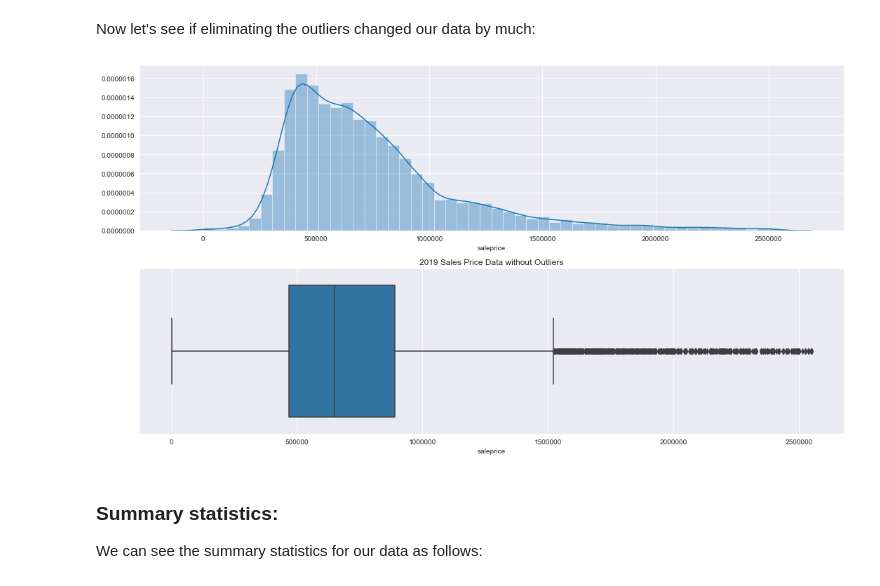
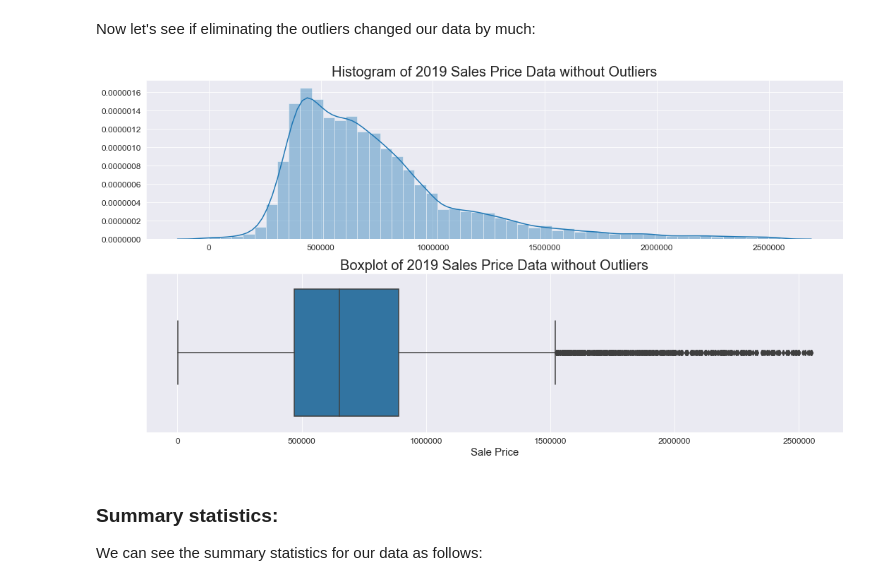
Before and after one commit to lecritch/king_county_housing_prices_linear_regression, a Jupyter notebook: exploratory/model4_LC.ipynb, the cells around one changed output. Cells and saved outputs as stored; diff of their text form; code cells hidden in the pictures.

Commit message:
updated plots in model4

```diff
--- a/exploratory/model4_LC.ipynb
+++ b/exploratory/model4_LC.ipynb
@@ -58,12 +62,16 @@ df = df[(df['z_saleprice'] <= 3) & (df['z_saleprice'] >= -3)]
 Now let's see if eliminating the outliers changed our data by much:
 # %%
 fig, ax = plt.subplots(2, 1, figsize=(15,8))
-plt.title('2019 Sales Price Data without Outliers')
-sns.distplot(df.saleprice, ax = ax[0])
+ax[0].set_title('Histogram of 2019 Sales Price Data without Outliers', fontsize = 20)
+sns.distplot(df.saleprice, ax = ax[0], axlabel = "")
+ax[1].set_title('Boxplot of 2019 Sales Price Data without Outliers', fontsize = 20)
 sns.boxplot(df.saleprice, ax= ax[1])
+ax[0].tick_params(axis='both', labelsize=12)
+ax[1].tick_params(axis='both', labelsize=12)
+plt.xlabel('Sale Price', fontsize = 15)
 plt.tight_layout()
 # %% [output]
-[figure, old version]
+[figure, new version]
 # %% [markdown]
 ### Summary statistics:
 
```
Also changed, not shown: parts of 2 cells of this notebook, 1 other file.
